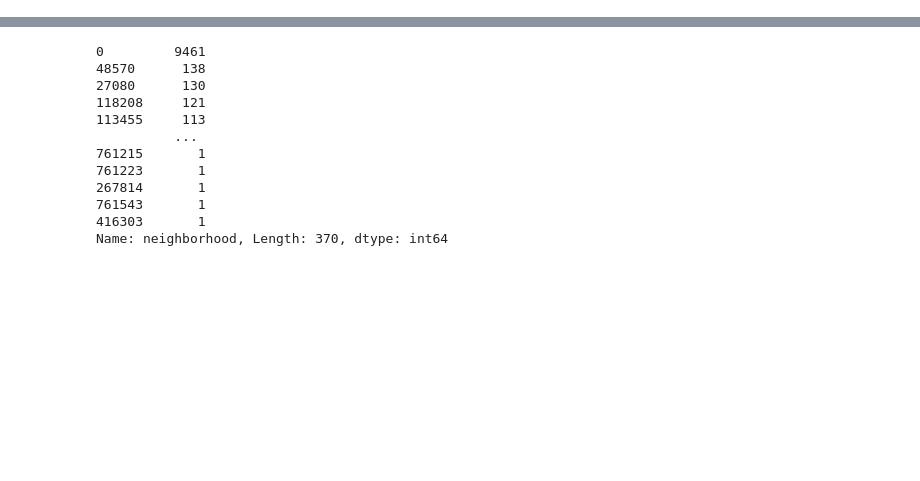
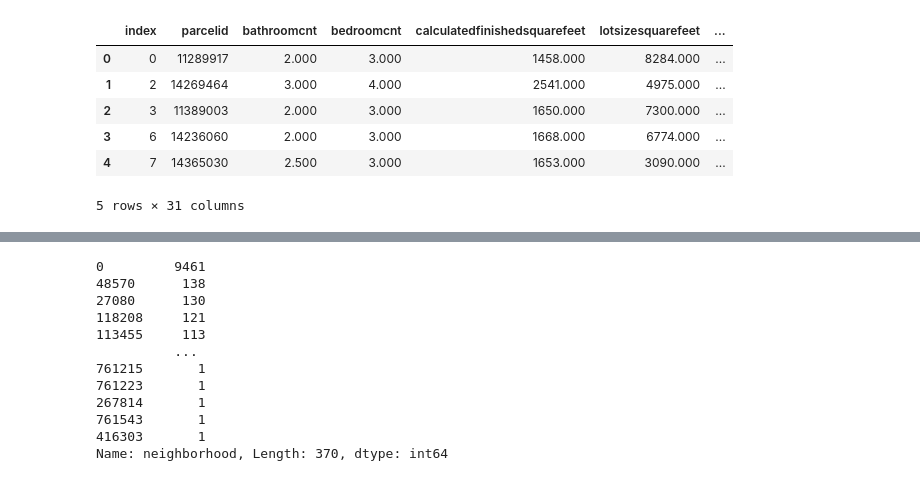
Before and after one commit to brandireger/Zillow_Project, a Jupyter notebook: Feature_Engineering.ipynb, the cells around one changed output, grey strips where cells are left out. Cells and saved outputs as stored; diff of their text form; code cells hidden in the pictures; blank space fills up the shorter version.

```diff
--- a/Feature_Engineering.ipynb
+++ b/Feature_Engineering.ipynb
@@ -122,0 +177,20 @@ zillow.head()
+# %%
+zillow = zillow.merge(thing[['factor', 'divisor']], left_on='regionidneighborhood', right_index=True).reset_index()
+zillow['sq_feet_proxy'] = zillow.size_ratio * zillow.factor
+zillow['sq_feet_proxy2'] = zillow.size_ratio / zillow.factor
+zillow['sq_feet_proxy3'] = zillow.size_ratio * zillow.divisor
+zillow['sq_feet_proxy4'] = zillow.size_ratio / zillow.divisor
+zillow['sq_feet_proxy5'] = zillow.calculatedfinishedsquarefeet * zillow.factor
+zillow['sq_feet_proxy6'] = zillow.calculatedfinishedsquarefeet / zillow.factor
+zillow['sq_feet_proxy7'] = zillow.calculatedfinishedsquarefeet * zillow.divisor
+zillow['sq_feet_proxy8'] = zillow.calculatedfinishedsquarefeet / zillow.divisor
+
+zillow.head()
+# %% [output]
+|  | index | parcelid | bathroomcnt | bedroomcnt | calculatedfinishedsquarefeet | lotsizesquarefeet | ... |
+| 0 | 0 | 11289917 | 2.000 | 3.000 | 1458.000 | 8284.000 | ... |
+| 1 | 2 | 14269464 | 3.000 | 4.000 | 2541.000 | 4975.000 | ... |
+| 2 | 3 | 11389003 | 2.000 | 3.000 | 1650.000 | 7300.000 | ... |
+| 3 | 6 | 14236060 | 2.000 | 3.000 | 1668.000 | 6774.000 | ... |
+| 4 | 7 | 14365030 | 2.500 | 3.000 | 1653.000 | 3090.000 | ... |
+5 rows × 31 columns
```
Also changed, not shown: parts of 32 cells of this notebook, 8 other files.
